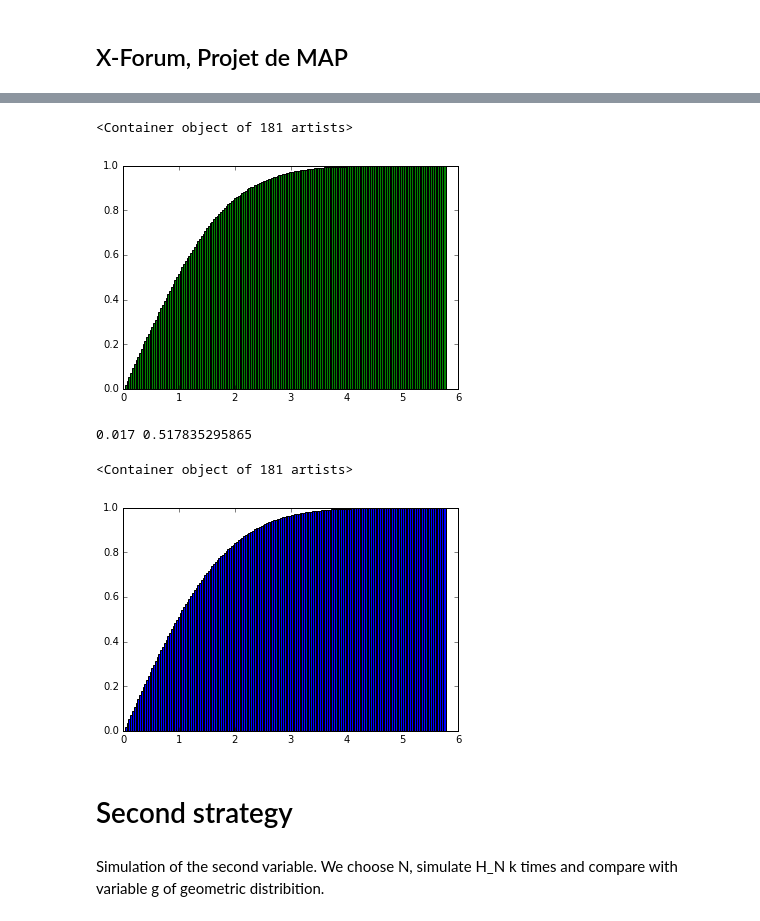
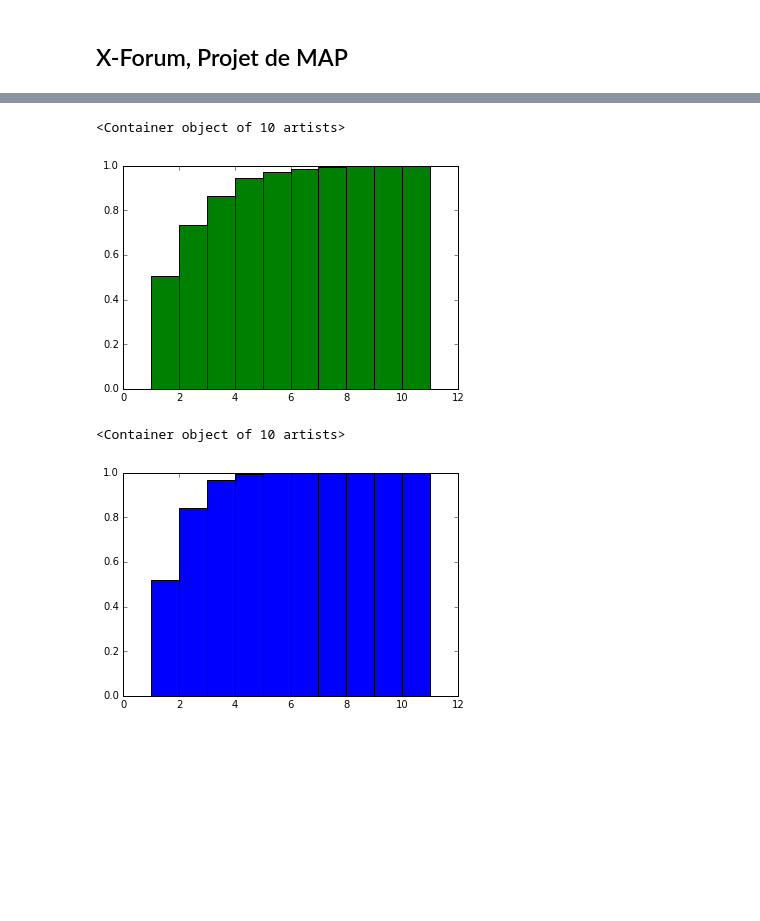
Before and after one commit to ZiggerZZ/MapProjetXForum, a Jupyter notebook: MAP Projet.ipynb, the cells around one changed output, grey strips where cells are left out. Saved outputs shown, nothing was run; the diff lists cells and outputs as text; code cells hidden in the pictures; blank space fills up the shorter version.

Commit message:
Total restructuration of code; now can simulate more colors

```diff
--- a/MAP Projet.ipynb
+++ b/MAP Projet.ipynb
@@ -11,8 +12,0 @@ import math
-# %%
-#take one random goodie from 2 boxes (first strategy)
-def choose_a_goodie_first_st(L): #L - list of two elements
-    i = random.randint(0, 1)
-    if i == 0:
-        return [L[0]-1, L[1]]
-    else:
-        return [L[0], L[1]-1]
@@ -43,10 +12,0 @@ plt.plot(np.arange(k), G_N/sqrtN, 'ro')
-# %%
-from collections import Counter
-c = Counter(G_N)
-max_number_of_goodies_left = int(max(c.keys()))
-all_possible_numbers_of_goodies_left = np.arange(1, max_number_of_goodies_left + 1)
-res = np.zeros(max_number_of_goodies_left + 1)
-
-for i in all_possible_numbers_of_goodies_left:
-    res[i] = c[i]
-probability = (1.0/k)*np.array(res[1:max_number_of_goodies_left + 1])
@@ -64,0 +80,11 @@ A_N_possibles[0]
+# %%
+n = 2 #number of colors
+N = 1000 #number of goodies of each color
+k = 1000 #number of simulations
+s = 2 # strategy
+coefficient = 1
+if s == 1:
+    coefficient = 1.0/math.sqrt(N)
+
+variables = make_simulations(n, N, k, s)
+plt.plot(np.arange(k), coefficient*variables, 'ro')
@@ -64,0 +94,8 @@ A_N_possibles[0]
+# %%
+all_possible_numbers_of_goodies_left, probability = values_and_empirical_probabilities(variables)
+
+width = 1
+if s == 1:
+    width = 10.0/len(all_possible_numbers_of_goodies_left)
+
+plt.bar(coefficient*all_possible_numbers_of_goodies_left, probability, width=width, color='y')
@@ -65,20 +105,14 @@ A_N_possibles[0]
 # %%
-from numpy import cumsum
-CDF = cumsum(probability) #cumulative distribution function
-plt.bar(A_N_possibles, CDF, width=width, color='g')
+CDF = np.cumsum(probability) #cumulative distribution function
+plt.bar(coefficient*all_possible_numbers_of_goodies_left, CDF, width=width, color='g')
 # %% [output]
-<Container object of 181 artists>
+<Container object of 10 artists>
-[figure, old version]
+[figure, new version]
-# %%
-print CDF[0], norm.cdf(A_N_possibles[0], 0, 1.0/sqrt2)
-# %% [output]
-0.017 0.517835295865
 # %%
-from scipy.stats import norm
-sqrt2 = math.sqrt(2)
-plt.bar(A_N_possibles, 2*norm.cdf(A_N_possibles, 0, sqrt2)-1, width=width, color='b')
+#attention - it's only for s = 1 (almost gauss)
+if (s == 1):
+    sqrt2 = math.sqrt(2)
+    plt.bar(coefficient*all_possible_numbers_of_goodies_left, 2*norm.cdf(coefficient*all_possible_numbers_of_goodies_left, 0, sqrt2)-1, width=width, color='b')
 # %% [output]
-<Container object of 181 artists>
+<Container object of 10 artists>
-[figure, old version]
+[figure, new version]
-# %% [markdown]
-# Second strategy
@@ -94,3 +118,0 @@ def choose_a_goodie_second_st(L): #L - list of two elements, first
-# %% [markdown]
-Simulation of the second variable.
-We choose N, simulate H_N k times and compare with variable g of geometric distribition.
```
Also changed, not shown: parts of 21 cells of this notebook.
